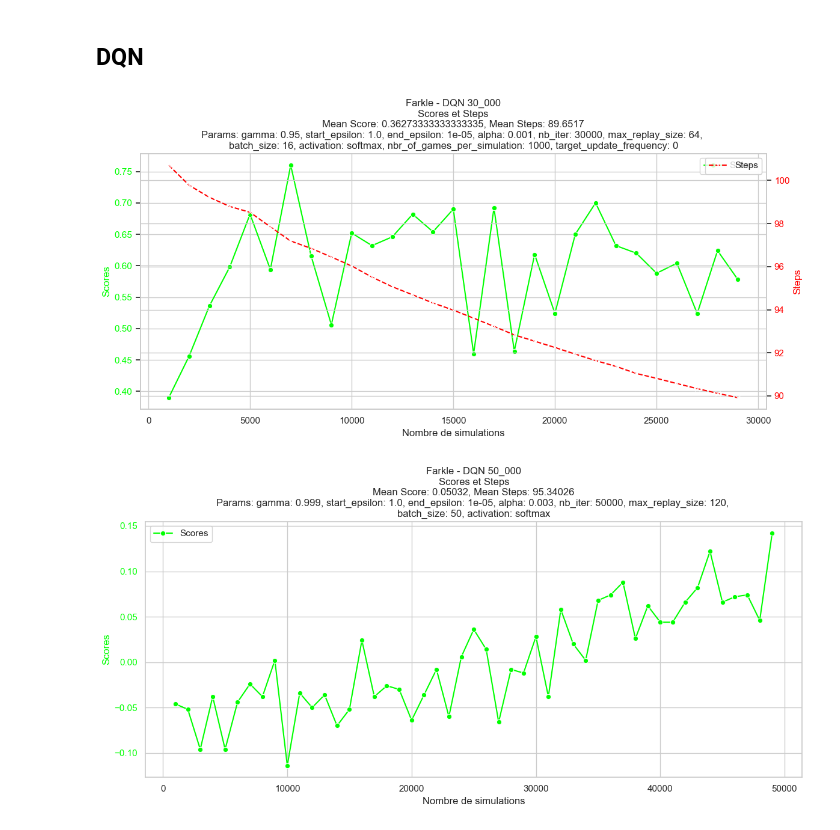
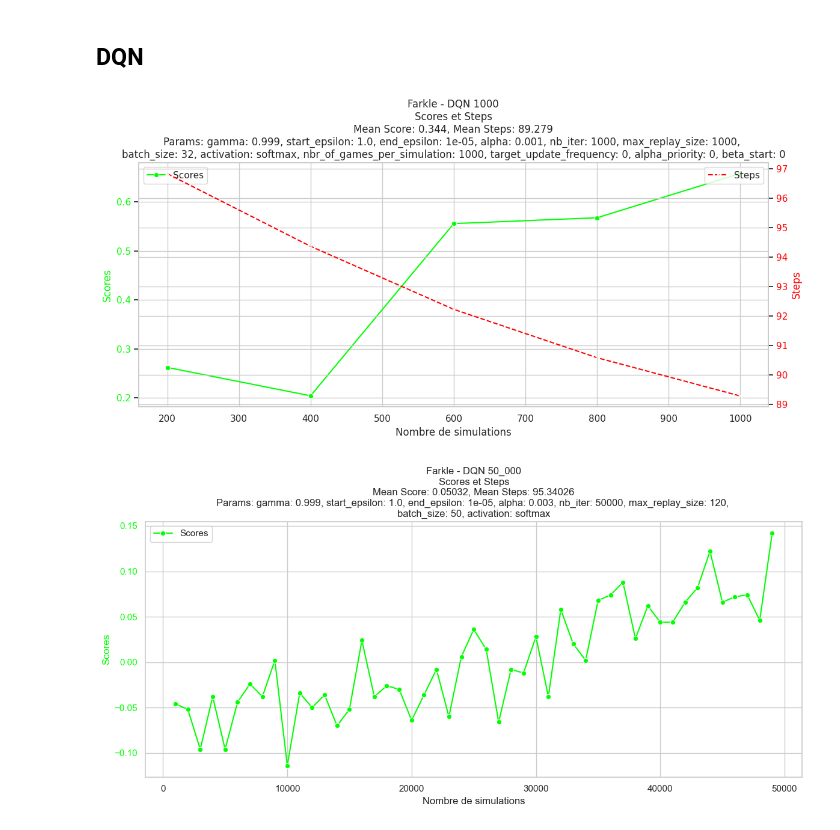
Before and after one commit to clementdevarieux/drl_project, a Jupyter notebook: data_visualisation.ipynb, the cells around one changed output. Cells and saved outputs as stored; diff of their text form; code cells hidden in the pictures.

```diff
--- a/data_visualisation.ipynb
+++ b/data_visualisation.ipynb
@@ -577,7 +577,7 @@ import matplotlib.pyplot as plt
 import seaborn as sns
 
 # Lecture des données
-file_path = 'results/Farkle/DQN/farkle_DQN_30000_1733041323.107115.txt'
+file_path = 'results/Farkle/DQN/Farkle_DQN_1000_1733147755.777899.txt'
 with open(file_path, 'r') as f:
     data = f.read()
 
@@ -595,35 +595,35 @@ params = results.get('params', {})
 data = pd.DataFrame({
     "Simulations": list(score_evolution.keys()),
     "Scores": list(score_evolution.values()),
     "Steps": list(step_history.values())
 })
 
 # Visualisations avec Seaborn
 sns.set(style="whitegrid")
 
 # Graphique en ligne avec deux échelles
 fig, ax1 = plt.subplots(figsize=(12, 6))
 
 # Tracer les scores sur l'axe de gauche
 ax1.set_xlabel("Nombre de simulations")
 ax1.set_ylabel("Scores", color="lime")
 sns.lineplot(data=data, x="Simulations", y="Scores", label="Scores", marker="o", ax=ax1, color="lime")
 ax1.tick_params(axis='y', labelcolor="lime")
 
 # Créer un deuxième axe pour les étapes
 ax2 = ax1.twinx()
 ax2.set_ylabel("Steps", color="red")
 sns.lineplot(data=data, x="Simulations", y="Steps", label="Steps", marker="x", linestyle="--", ax=ax2, color="red")
 ax2.tick_params(axis='y', labelcolor="red")
 
 # Titre et légende
 params_str = ', '.join([f"{k}: {v}" for k, v in params.items()])
 params_str = params_str.replace('batch_size', '\nbatch_size')
-plt.title(f"Farkle - DQN 30_000\nScores et Steps\nMean Score: {mean_score}, Mean Steps: {mean_steps}\nParams: {params_str}")
+plt.title(f"Farkle - DQN 1000\nScores et Steps\nMean Score: {mean_score}, Mean Steps: {mean_steps}\nParams: {params_str}")
 fig.tight_layout()
 plt.show()
 # %% [output]
-[figure, old version]
+[figure, new version]
 # %%
 import ast
 import matplotlib.pyplot as plt
```
Also changed, not shown: parts of 2 cells of this notebook, 14 other files.
